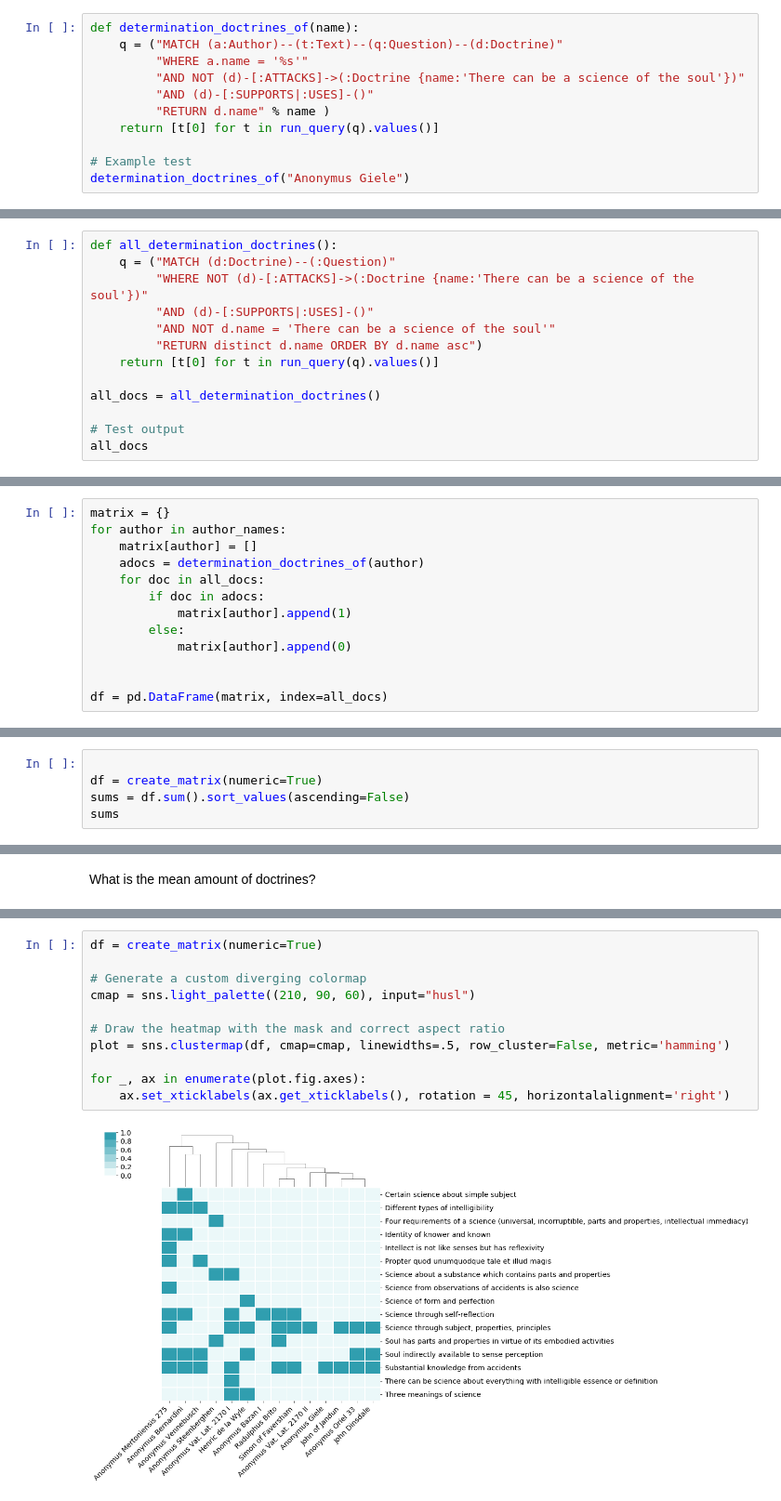
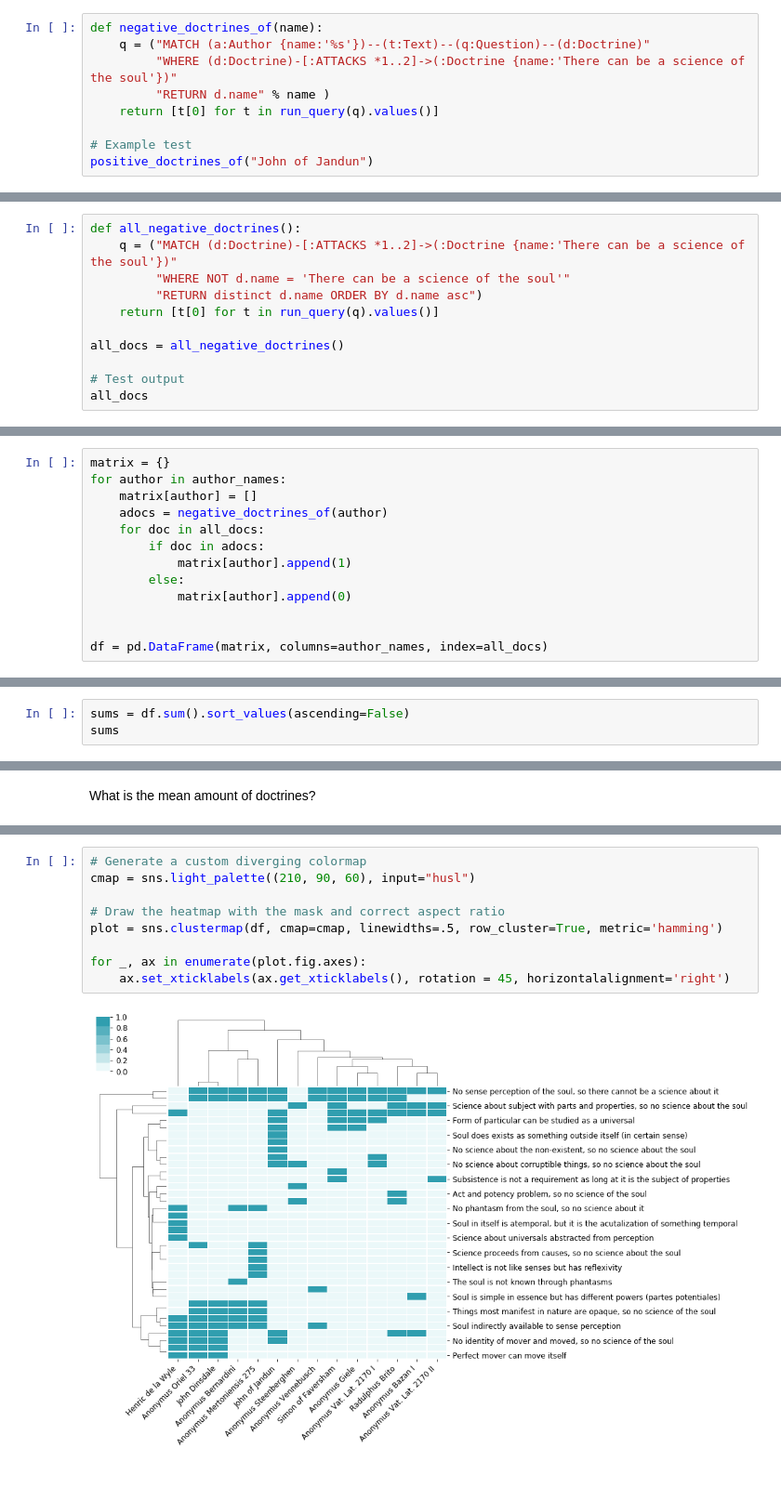
Before and after one commit to stenskjaer/dissertation-notebooks, a Jupyter notebook: doctrines.ipynb, the cells around one changed output, grey strips where cells are left out. Shown at 93% size. Drawn from its saved outputs; the diff is of its cells as text; blank space fills up the shorter version.

```diff
--- a/doctrines.ipynb
+++ b/doctrines.ipynb
@@ -1079,14 +1033,12 @@ Here we want to create a matrix table where it can be seen in more detail which
 # %% [markdown]
 First we pull out a list of the names of the doctrines in determinations of each commentator.
 # %%
-def determination_doctrines_of(name):
-    q = ("MATCH (a:Author)--(t:Text)--(q:Question)--(d:Doctrine)"
-         "WHERE a.name = '%s'"
-         "AND NOT (d)-[:ATTACKS]->(:Doctrine {name:'There can be a science of the soul'})"
-         "AND (d)-[:SUPPORTS|:USES]-()"
+def negative_doctrines_of(name):
+    q = ("MATCH (a:Author {name:'%s'})--(t:Text)--(q:Question)--(d:Doctrine)"
+         "WHERE (d:Doctrine)-[:ATTACKS *1..2]->(:Doctrine {name:'There can be a science of the soul'})"
          "RETURN d.name" % name )
     return [t[0] for t in run_query(q).values()]
 
 # Example test
-determination_doctrines_of("Anonymus Giele")
+positive_doctrines_of("John of Jandun")
 # %% [output]
@@ -1096,13 +1052,11 @@ Then we create a full list of all the doctrines in determinations.
 # %%
-def all_determination_doctrines():
-    q = ("MATCH (d:Doctrine)--(:Question)"
-         "WHERE NOT (d)-[:ATTACKS]->(:Doctrine {name:'There can be a science of the soul'})"
-         "AND (d)-[:SUPPORTS|:USES]-()"
-         "AND NOT d.name = 'There can be a science of the soul'"
+def all_negative_doctrines():
+    q = ("MATCH (d:Doctrine)-[:ATTACKS *1..2]->(:Doctrine {name:'There can be a science of the soul'})"
+         "WHERE NOT d.name = 'There can be a science of the soul'"
          "RETURN distinct d.name ORDER BY d.name asc")
     return [t[0] for t in run_query(q).values()]
 
-all_docs = all_determination_doctrines()
+all_docs = all_negative_doctrines()
 
 # Test output
 all_docs
@@ -1129,7 +1084,7 @@ Now for each author we register how many of the doctrines he ticks off and reads
 matrix = {}
 for author in author_names:
     matrix[author] = []
-    adocs = determination_doctrines_of(author)
+    adocs = negative_doctrines_of(author)
     for doc in all_docs:
         if doc in adocs:
             matrix[author].append(1)
@@ -1137,4 +1092,4 @@ for author in author_names:
             matrix[author].append(0)
 
 
-df = pd.DataFrame(matrix, index=all_docs)
+df = pd.DataFrame(matrix, columns=author_names, index=all_docs)
@@ -1187,6 +1096,4 @@ I can sort the sum of the DataFrame like this, but I can't figure out how to sor
 # %%
-
-df = create_matrix(numeric=True)
 sums = df.sum().sort_values(ascending=False)
 sums
 # %% [output]
@@ -1248,13 +1143,11 @@ As suggested in the post we use the Hamming metric for distance measuring, as th
 # %%
-df = create_matrix(numeric=True)
-
 # Generate a custom diverging colormap
 cmap = sns.light_palette((210, 90, 60), input="husl")
 
 # Draw the heatmap with the mask and correct aspect ratio
-plot = sns.clustermap(df, cmap=cmap, linewidths=.5, row_cluster=False, metric='hamming')
+plot = sns.clustermap(df, cmap=cmap, linewidths=.5, row_cluster=True, metric='hamming')
 
 for _, ax in enumerate(plot.fig.axes):
     ax.set_xticklabels(ax.get_xticklabels(), rotation = 45, horizontalalignment='right')
 # %% [output]
-[figure, old version]
+[figure, new version]
```
Also changed, not shown: parts of 147 cells of this notebook, 2 other files.
